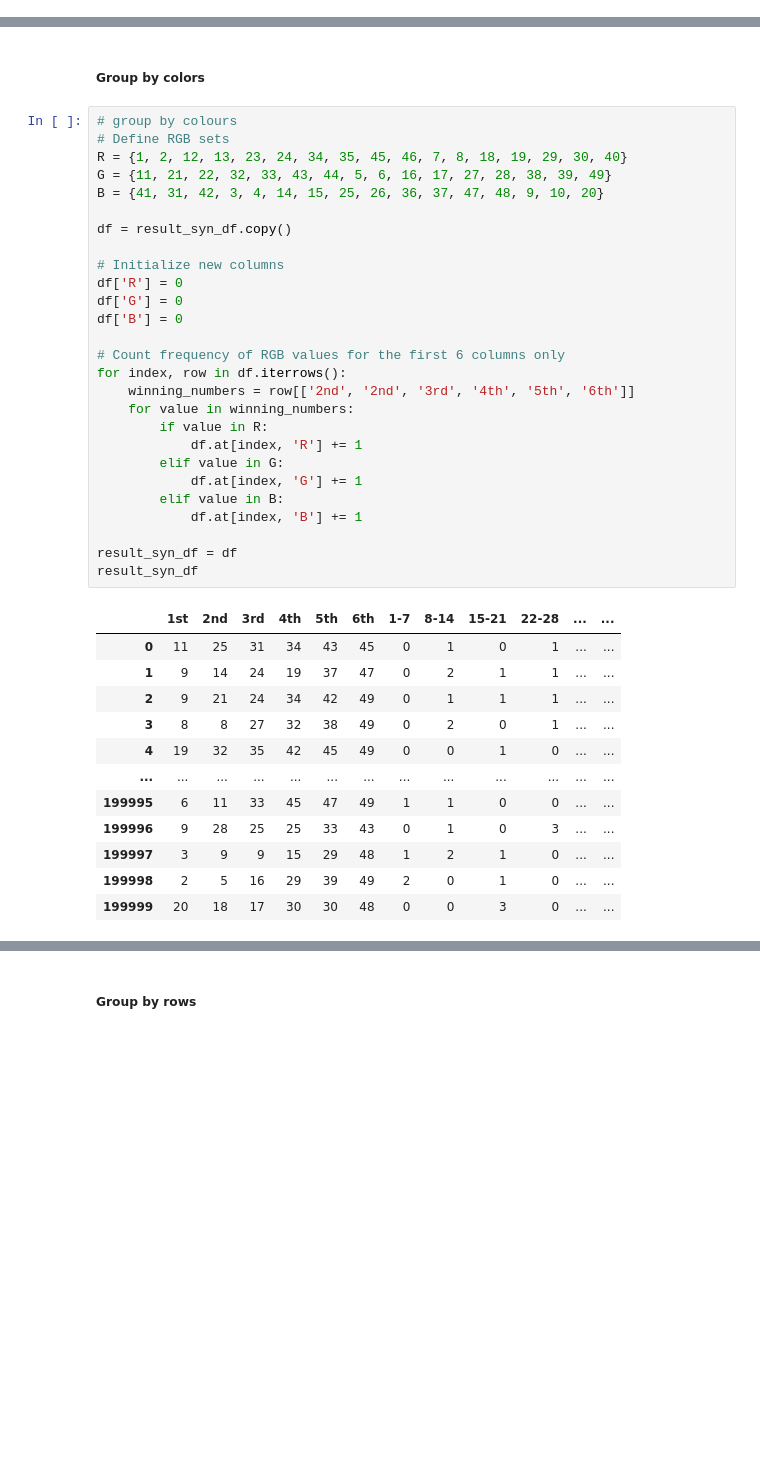
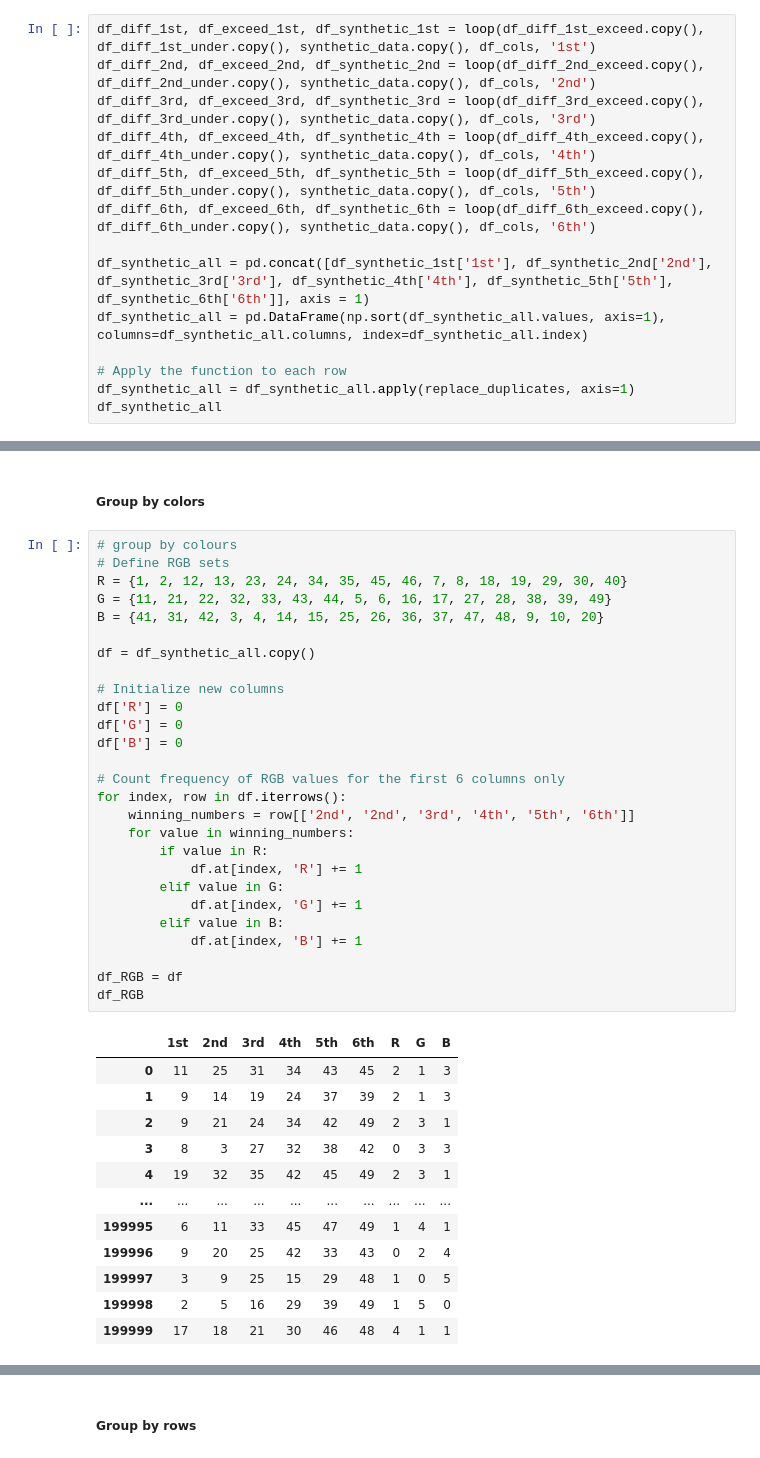
Before and after one commit to TedLLH/HongKongPowerBall_MarkSix, a Jupyter notebook: marksix.ipynb, the cells around one changed output, grey strips where cells are left out. Drawn from its saved outputs; the diff is of its cells as text; blank space fills up the shorter version.

```diff
--- a/marksix.ipynb
+++ b/marksix.ipynb
@@ -3565,0 +3525,14 @@ df_diff
+# %%
+df_diff_1st, df_exceed_1st, df_synthetic_1st = loop(df_diff_1st_exceed.copy(), df_diff_1st_under.copy(), synthetic_data.copy(), df_cols, '1st')
+df_diff_2nd, df_exceed_2nd, df_synthetic_2nd = loop(df_diff_2nd_exceed.copy(), df_diff_2nd_under.copy(), synthetic_data.copy(), df_cols, '2nd')
+df_diff_3rd, df_exceed_3rd, df_synthetic_3rd = loop(df_diff_3rd_exceed.copy(), df_diff_3rd_under.copy(), synthetic_data.copy(), df_cols, '3rd')
+df_diff_4th, df_exceed_4th, df_synthetic_4th = loop(df_diff_4th_exceed.copy(), df_diff_4th_under.copy(), synthetic_data.copy(), df_cols, '4th')
+df_diff_5th, df_exceed_5th, df_synthetic_5th = loop(df_diff_5th_exceed.copy(), df_diff_5th_under.copy(), synthetic_data.copy(), df_cols, '5th')
+df_diff_6th, df_exceed_6th, df_synthetic_6th = loop(df_diff_6th_exceed.copy(), df_diff_6th_under.copy(), synthetic_data.copy(), df_cols, '6th')
+
+df_synthetic_all = pd.concat([df_synthetic_1st['1st'], df_synthetic_2nd['2nd'], df_synthetic_3rd['3rd'], df_synthetic_4th['4th'], df_synthetic_5th['5th'], df_synthetic_6th['6th']], axis = 1)
+df_synthetic_all = pd.DataFrame(np.sort(df_synthetic_all.values, axis=1), columns=df_synthetic_all.columns, index=df_synthetic_all.index)
+
+# Apply the function to each row
+df_synthetic_all = df_synthetic_all.apply(replace_duplicates, axis=1)
+df_synthetic_all
@@ -4098,40 +4106,40 @@ df_vertical_all_features
 # %%
 # group by colours
 # Define RGB sets
 R = {1, 2, 12, 13, 23, 24, 34, 35, 45, 46, 7, 8, 18, 19, 29, 30, 40}
 G = {11, 21, 22, 32, 33, 43, 44, 5, 6, 16, 17, 27, 28, 38, 39, 49}
 B = {41, 31, 42, 3, 4, 14, 15, 25, 26, 36, 37, 47, 48, 9, 10, 20}
 
-df = result_syn_df.copy()
+df = df_synthetic_all.copy()
 
 # Initialize new columns
 df['R'] = 0
 df['G'] = 0
 df['B'] = 0
 
 # Count frequency of RGB values for the first 6 columns only
 for index, row in df.iterrows():
     winning_numbers = row[['2nd', '2nd', '3rd', '4th', '5th', '6th']]
     for value in winning_numbers:
         if value in R:
             df.at[index, 'R'] += 1
         elif value in G:
             df.at[index, 'G'] += 1
         elif value in B:
             df.at[index, 'B'] += 1
 
-result_syn_df = df
-result_syn_df
+df_RGB = df
+df_RGB
 # %% [output]
-|  | 1st | 2nd | 3rd | 4th | 5th | 6th | 1-7 | 8-14 | 15-21 | 22-28 | ... | ... |
-| 0 | 11 | 25 | 31 | 34 | 43 | 45 | 0 | 1 | 0 | 1 | ... | ... |
-| 1 | 9 | 14 | 24 | 19 | 37 | 47 | 0 | 2 | 1 | 1 | ... | ... |
-| 2 | 9 | 21 | 24 | 34 | 42 | 49 | 0 | 1 | 1 | 1 | ... | ... |
-| 3 | 8 | 8 | 27 | 32 | 38 | 49 | 0 | 2 | 0 | 1 | ... | ... |
-| 4 | 19 | 32 | 35 | 42 | 45 | 49 | 0 | 0 | 1 | 0 | ... | ... |
-| ... | ... | ... | ... | ... | ... | ... | ... | ... | ... | ... | ... | ... |
-| 199995 | 6 | 11 | 33 | 45 | 47 | 49 | 1 | 1 | 0 | 0 | ... | ... |
-| 199996 | 9 | 28 | 25 | 25 | 33 | 43 | 0 | 1 | 0 | 3 | ... | ... |
-| 199997 | 3 | 9 | 9 | 15 | 29 | 48 | 1 | 2 | 1 | 0 | ... | ... |
-| 199998 | 2 | 5 | 16 | 29 | 39 | 49 | 2 | 0 | 1 | 0 | ... | ... |
-| 199999 | 20 | 18 | 17 | 30 | 30 | 48 | 0 | 0 | 3 | 0 | ... | ... |
+|  | 1st | 2nd | 3rd | 4th | 5th | 6th | R | G | B |
+| 0 | 11 | 25 | 31 | 34 | 43 | 45 | 2 | 1 | 3 |
+| 1 | 9 | 14 | 19 | 24 | 37 | 39 | 2 | 1 | 3 |
+| 2 | 9 | 21 | 24 | 34 | 42 | 49 | 2 | 3 | 1 |
+| 3 | 8 | 3 | 27 | 32 | 38 | 42 | 0 | 3 | 3 |
+| 4 | 19 | 32 | 35 | 42 | 45 | 49 | 2 | 3 | 1 |
+| ... | ... | ... | ... | ... | ... | ... | ... | ... | ... |
+| 199995 | 6 | 11 | 33 | 45 | 47 | 49 | 1 | 4 | 1 |
+| 199996 | 9 | 20 | 25 | 42 | 33 | 43 | 0 | 2 | 4 |
+| 199997 | 3 | 9 | 25 | 15 | 29 | 48 | 1 | 0 | 5 |
+| 199998 | 2 | 5 | 16 | 29 | 39 | 49 | 1 | 5 | 0 |
+| 199999 | 17 | 18 | 21 | 30 | 46 | 48 | 4 | 1 | 1 |
```
Also changed, not shown: parts of 59 cells of this notebook.
